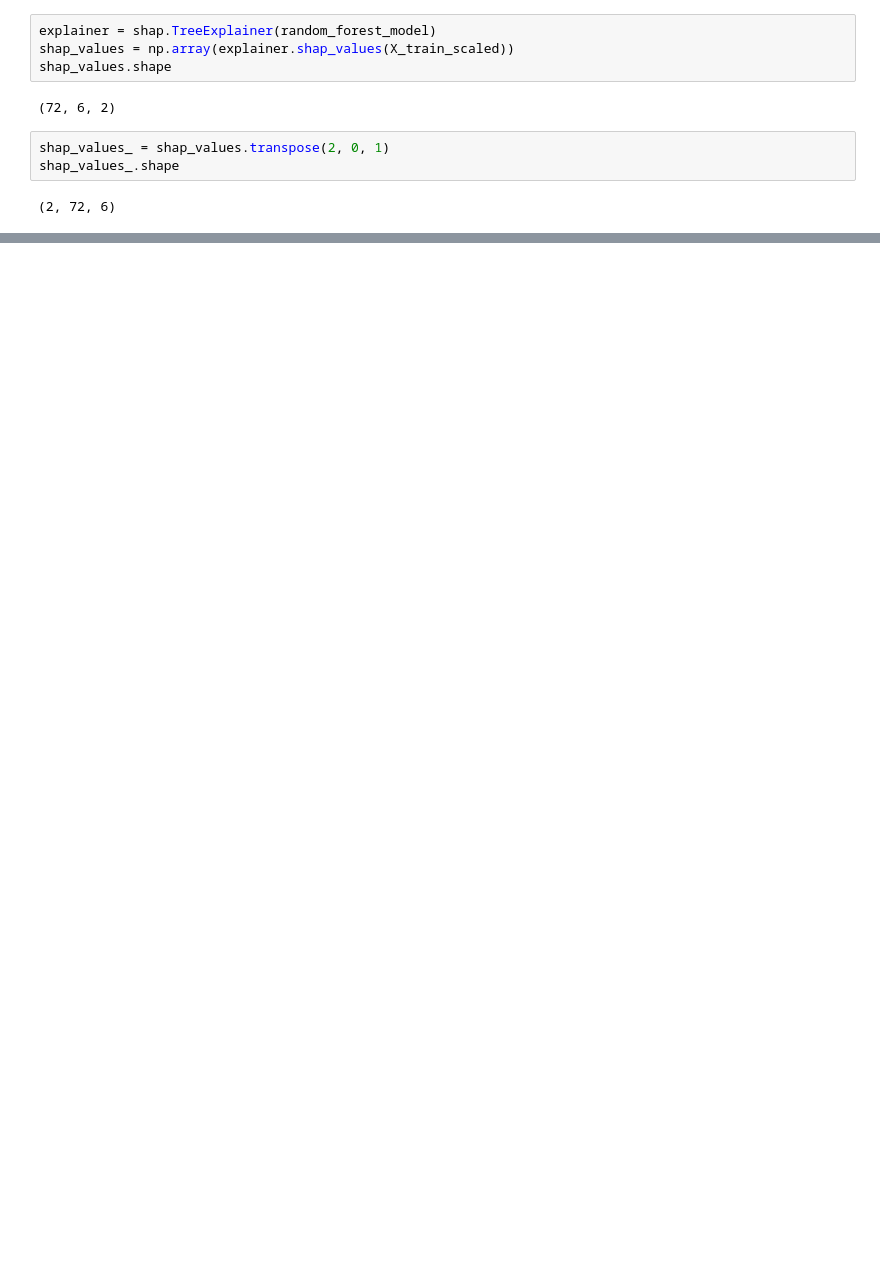
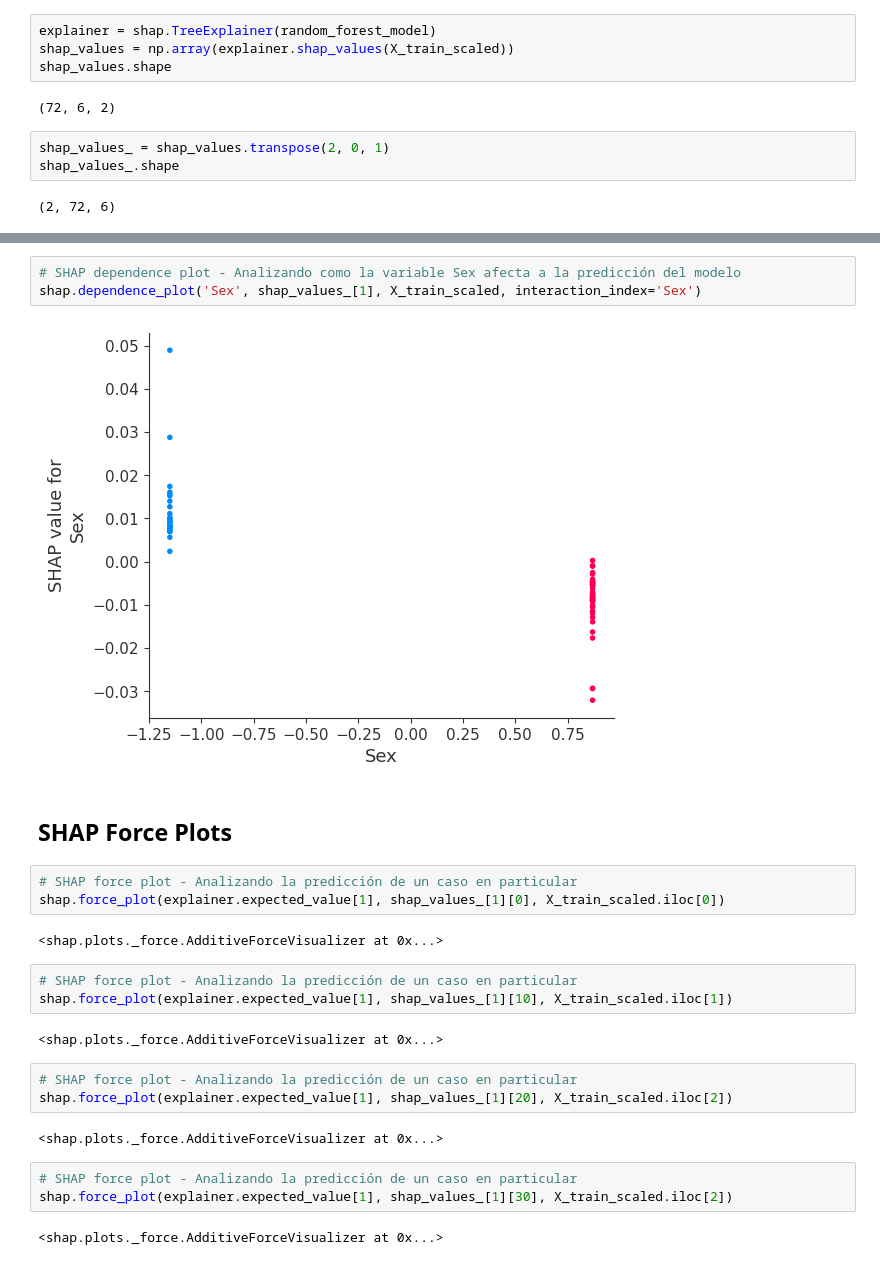
Before and after one commit to moraleseoscar/AnaemiaPredictionEDA, a Jupyter notebook: Random_forest.ipynb, the cells around one changed output, grey strips where cells are left out. Saved outputs shown, nothing was run; the diff lists cells and outputs as text; blank space fills up the shorter version.

```diff
--- a/Random_forest.ipynb
+++ b/Random_forest.ipynb
@@ -107,0 +122,27 @@ shap.summary_plot(shap_values_[1],X_train_scaled)
+# %%
+# SHAP dependence plot - Analizando como la variable Sex afecta a la predicción del modelo
+shap.dependence_plot('Sex', shap_values_[1], X_train_scaled, interaction_index='Sex')
+# %% [output]
+[figure, added]
+# %% [markdown]
+## SHAP Force Plots
+# %%
+# SHAP force plot - Analizando la predicción de un caso en particular
+shap.force_plot(explainer.expected_value[1], shap_values_[1][0], X_train_scaled.iloc[0])
+# %% [output]
+<shap.plots._force.AdditiveForceVisualizer at 0x...>
+# %%
+# SHAP force plot - Analizando la predicción de un caso en particular
+shap.force_plot(explainer.expected_value[1], shap_values_[1][10], X_train_scaled.iloc[1])
+# %% [output]
+<shap.plots._force.AdditiveForceVisualizer at 0x...>
+# %%
+# SHAP force plot - Analizando la predicción de un caso en particular
+shap.force_plot(explainer.expected_value[1], shap_values_[1][20], X_train_scaled.iloc[2])
+# %% [output]
+<shap.plots._force.AdditiveForceVisualizer at 0x...>
+# %%
+# SHAP force plot - Analizando la predicción de un caso en particular
+shap.force_plot(explainer.expected_value[1], shap_values_[1][30], X_train_scaled.iloc[2])
+# %% [output]
+<shap.plots._force.AdditiveForceVisualizer at 0x...>
```
Also changed, not shown: parts of 8 cells of this notebook.
